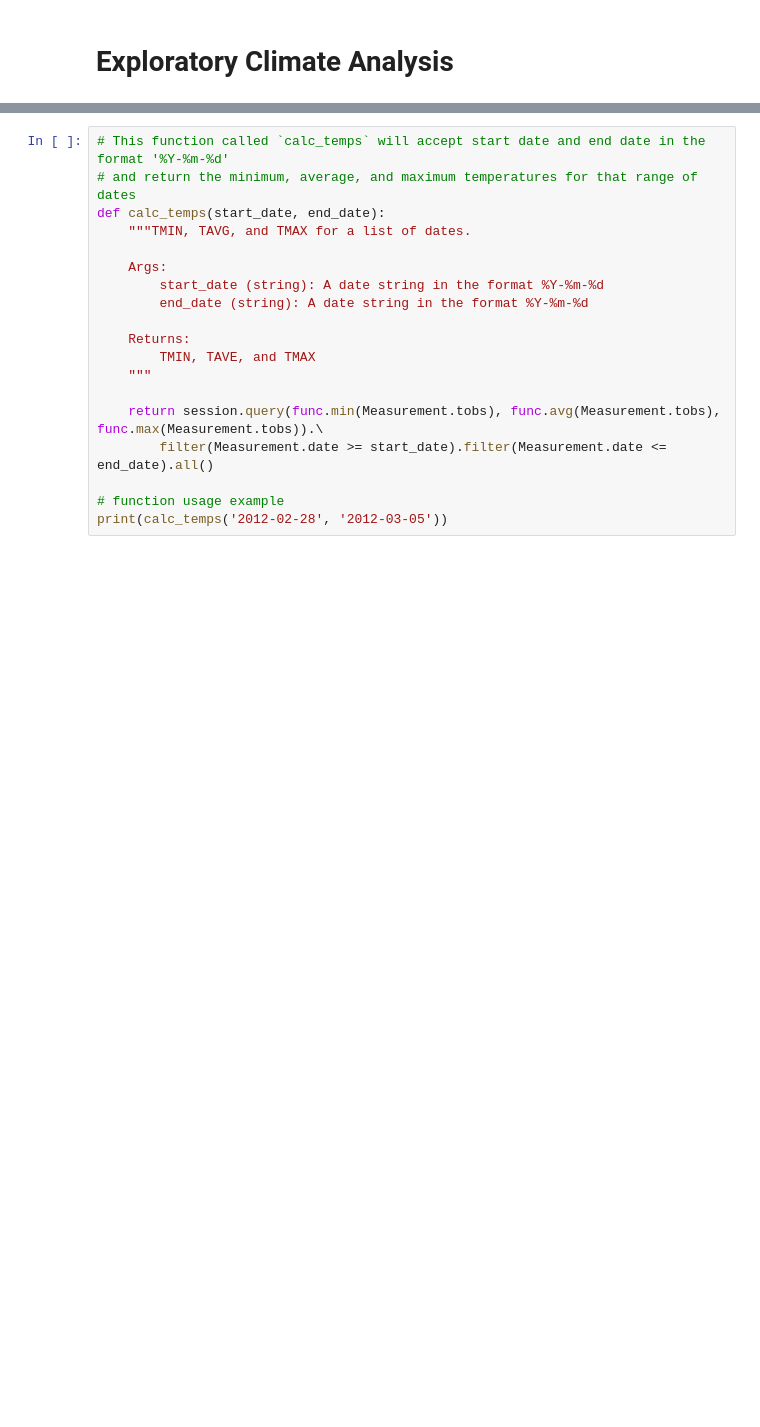
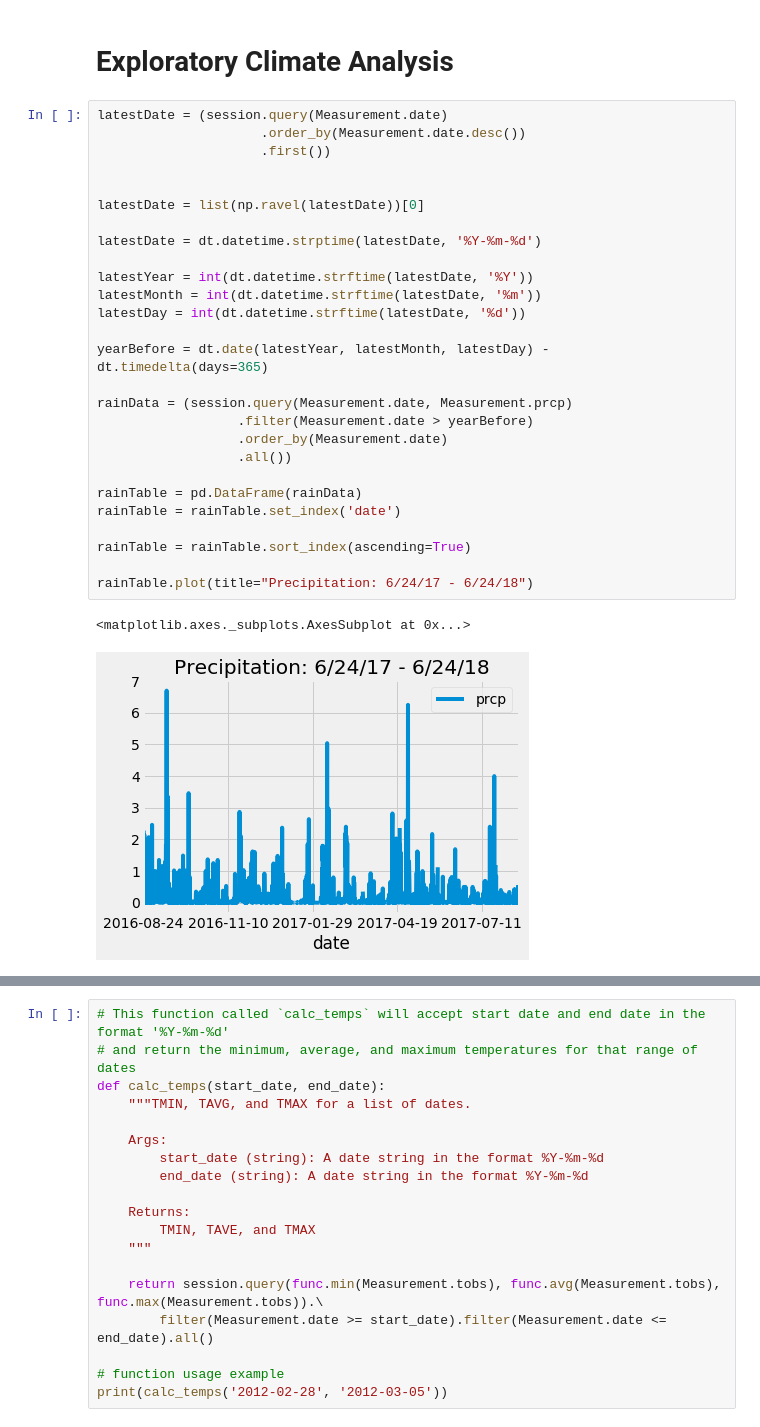
Before and after one commit to ZPitts14/SQL_Alchemy, a Jupyter notebook: Homework/Instructions/climate_starter.ipynb, the cells around one changed output, grey strips where cells are left out. Cells and saved outputs as stored; diff of their text form; blank space fills up the shorter version.

```diff
--- a/Homework/Instructions/climate_starter.ipynb
+++ b/Homework/Instructions/climate_starter.ipynb
@@ -37,6 +37,36 @@ Station = Base.classes.station
 session = Session(engine)
 # %% [markdown]
 # Exploratory Climate Analysis
+# %%
+latestDate = (session.query(Measurement.date)
+                     .order_by(Measurement.date.desc())
+                     .first())
+
+
+latestDate = list(np.ravel(latestDate))[0]
+
+latestDate = dt.datetime.strptime(latestDate, '%Y-%m-%d')
+
+latestYear = int(dt.datetime.strftime(latestDate, '%Y'))
+latestMonth = int(dt.datetime.strftime(latestDate, '%m'))
+latestDay = int(dt.datetime.strftime(latestDate, '%d'))
+
+yearBefore = dt.date(latestYear, latestMonth, latestDay) - dt.timedelta(days=365)
+
+rainData = (session.query(Measurement.date, Measurement.prcp)
+                  .filter(Measurement.date > yearBefore)
+                  .order_by(Measurement.date)
+                  .all())
+
+rainTable = pd.DataFrame(rainData)
+rainTable = rainTable.set_index('date')
+
+rainTable = rainTable.sort_index(ascending=True)
+
+rainTable.plot(title="Precipitation: 6/24/17 - 6/24/18")
+# %% [output]
+<matplotlib.axes._subplots.AxesSubplot at 0x...>
+[figure, added]
 # %% [markdown]
 ![precipitation](Images/precipitation.png)
 # %%
```
Also changed, not shown: parts of 9 cells of this notebook.
